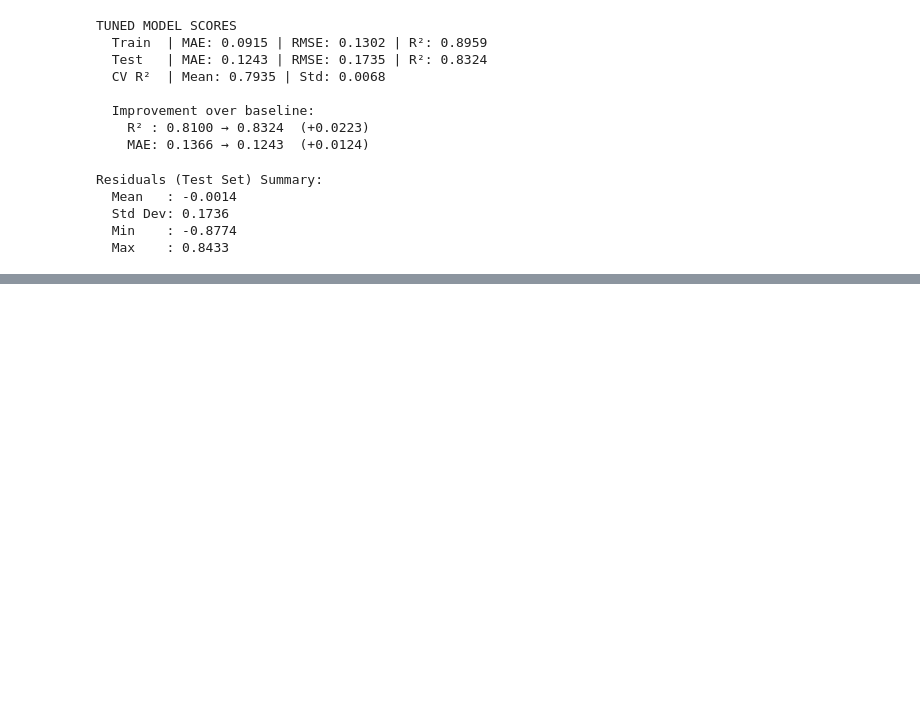
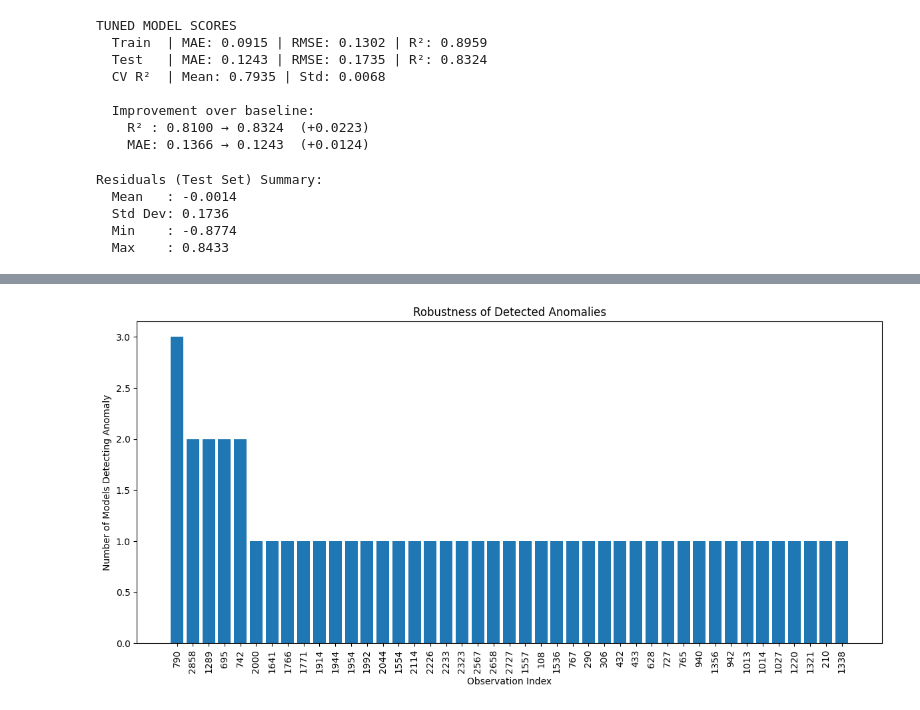
Before and after one commit to Sadhana-up/Sem-Project, a Jupyter notebook: DecisionTree.ipynb, the cells around one changed output, grey strips where cells are left out. Cells and saved outputs as stored; diff of their text form; code cells hidden in the pictures; blank space fills up the shorter version.

```diff
--- a/DecisionTree.ipynb
+++ b/DecisionTree.ipynb
@@ -262,0 +296,34 @@ Text(4.444444444444452, 0.5, 'Residual')
+# %%
+import pandas as pd
+import matplotlib.pyplot as plt
+
+all_idx = sorted(set(all_anomalies))
+
+agreement = pd.DataFrame(index=all_idx)
+
+agreement['SVR'] = [1 if i in svr_idx else 0 for i in all_idx]
+agreement['RF'] = [1 if i in rf_idx else 0 for i in all_idx]
+agreement['LR'] = [1 if i in lr_idx else 0 for i in all_idx]
+agreement['DT'] = [1 if i in dt_idx else 0 for i in all_idx]
+
+agreement['Total Models'] = agreement.sum(axis=1)
+
+agreement = agreement.sort_values(
+    'Total Models',
+    ascending=False
+)
+
+plt.figure(figsize=(12,6))
+plt.bar(
+    agreement.index.astype(str),
+    agreement['Total Models']
+)
+
+plt.xticks(rotation=90)
+plt.ylabel("Number of Models Detecting Anomaly")
+plt.xlabel("Observation Index")
+plt.title("Robustness of Detected Anomalies")
+plt.tight_layout()
+plt.show()
+# %% [output]
+[figure, added]
```
Also changed, not shown: parts of 18 cells of this notebook.
